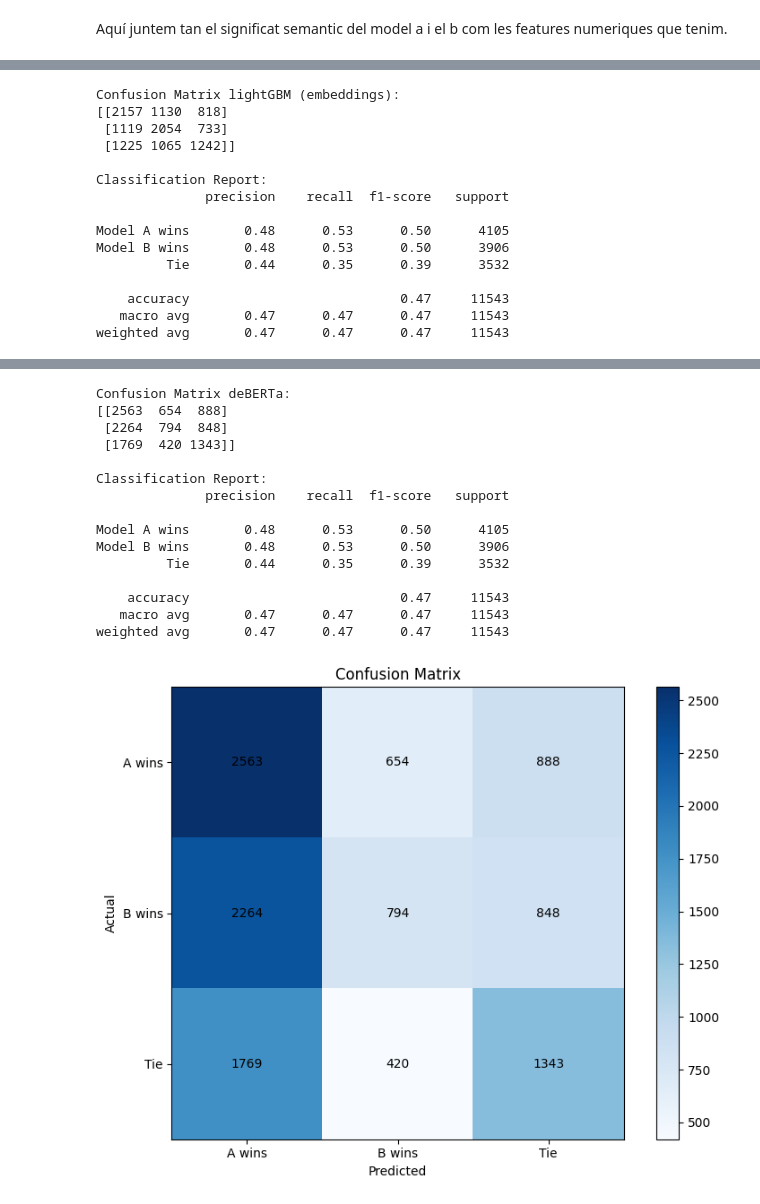
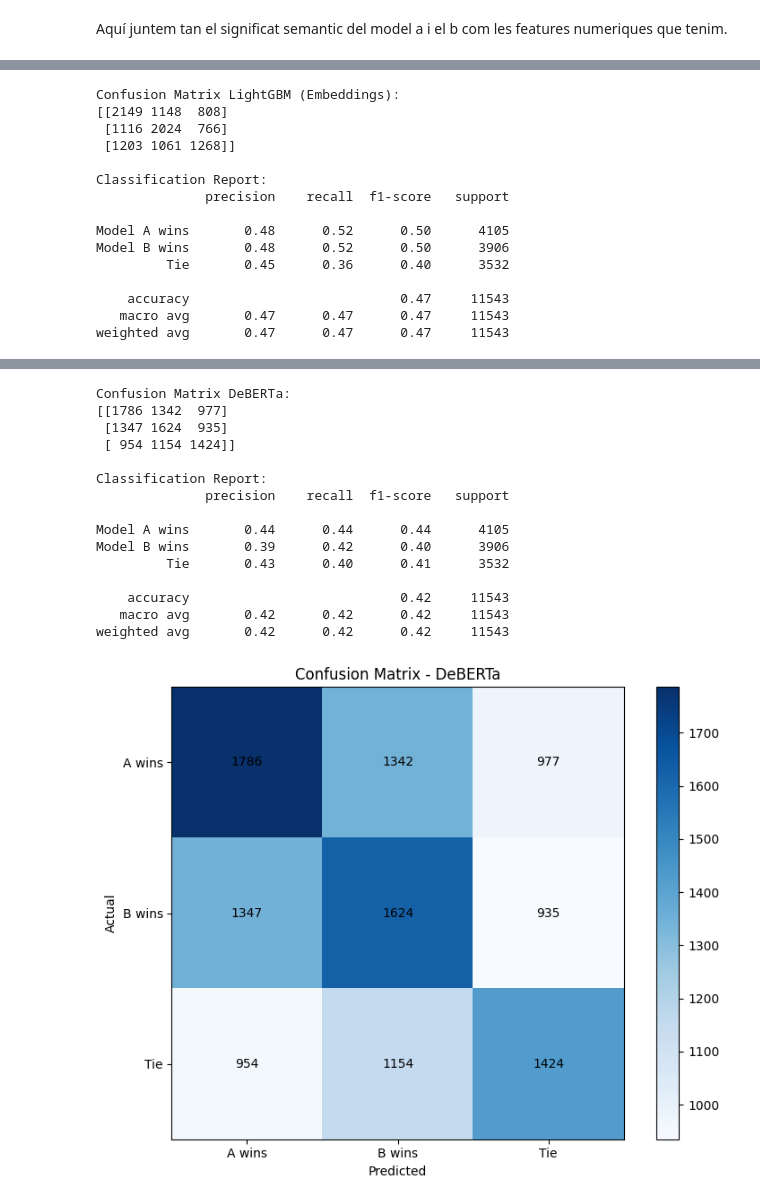
Before and after one commit to in-arunsharma/kaggle-llm-classification-finetuning, a Jupyter notebook: Kaggle.ipynb, the cells around one changed output, grey strips where cells are left out. Saved outputs shown, nothing was run; the diff lists cells and outputs as text; code cells hidden in the pictures.

```diff
--- a/Kaggle.ipynb
+++ b/Kaggle.ipynb
@@ -861,9 +916,9 @@ clf_lgb_embeddings = lgb.LGBMClassifier(
     num_class=3,
     metric='multi_logloss',
     n_estimators=500,
-    learning_rate=0.01,
-    max_depth=-1,
-    num_leaves=64,
+    learning_rate=0.05,
+    max_depth=7,
+    num_leaves=31,
     random_state=42,
     device='gpu',
     gpu_platform_id=0,
@@ -1142,14 +1184,12 @@ LightGBM (Embeddings)  1.029777        6.3%
 # %%
 from sklearn.metrics import confusion_matrix, classification_report
-#results lgb
-y_pred = clf_lgb.predict(X_test_lgb)
 
+y_pred = best_lr.predict(X_test_combined)
 cm = confusion_matrix(y_test, y_pred)
-print("Confusion Matrix lightGBM:")
+print("Confusion Matrix Logistic Regression:")
 print(cm)
 print("\nClassification Report:")
 print(classification_report(y_test, y_pred, target_names=['Model A wins', 'Model B wins', 'Tie']))
-
 
 fig, ax = plt.subplots(figsize=(8, 6))
 im = ax.imshow(cm, cmap='Blues')
@@ -1159,8 +1199,7 @@ ax.set_xticklabels(['A wins', 'B wins', 'Tie'])
 ax.set_yticklabels(['A wins', 'B wins', 'Tie'])
 ax.set_xlabel('Predicted')
 ax.set_ylabel('Actual')
-ax.set_title('Confusion Matrix')
-
+ax.set_title('Confusion Matrix - Logistic Regression')
 
 for i in range(3):
     for j in range(3):
@@ -1169,14 +1208,13 @@ for i in range(3):
 plt.colorbar(im, ax=ax)
 plt.tight_layout()
 plt.show()
-#results lr
-y_pred = best_lr.predict(X_test_combined)
+
+y_pred = clf_lgb.predict(X_test_lgb)
 cm = confusion_matrix(y_test, y_pred)
-print("Confusion Matrix logistic regression:")
+print("Confusion Matrix LightGBM:")
 print(cm)
 print("\nClassification Report:")
 print(classification_report(y_test, y_pred, target_names=['Model A wins', 'Model B wins', 'Tie']))
-
 
 fig, ax = plt.subplots(figsize=(8, 6))
 im = ax.imshow(cm, cmap='Blues')
@@ -1186,8 +1224,7 @@ ax.set_xticklabels(['A wins', 'B wins', 'Tie'])
 ax.set_yticklabels(['A wins', 'B wins', 'Tie'])
 ax.set_xlabel('Predicted')
 ax.set_ylabel('Actual')
-ax.set_title('Confusion Matrix')
-
+ax.set_title('Confusion Matrix - LightGBM')
 
 for i in range(3):
     for j in range(3):
@@ -1196,14 +1233,13 @@ for i in range(3):
 plt.colorbar(im, ax=ax)
 plt.tight_layout()
 plt.show()
-#results lgb_embeddings
+
 y_pred = clf_lgb_embeddings.predict(X_test_embeddings)
 cm = confusion_matrix(y_test, y_pred)
-print("Confusion Matrix lightGBM (embeddings):")
+print("Confusion Matrix LightGBM (Embeddings):")
 print(cm)
 print("\nClassification Report:")
 print(classification_report(y_test, y_pred, target_names=['Model A wins', 'Model B wins', 'Tie']))
-
 
 fig, ax = plt.subplots(figsize=(8, 6))
 im = ax.imshow(cm, cmap='Blues')
@@ -1213,23 +1249,21 @@ ax.set_xticklabels(['A wins', 'B wins', 'Tie'])
 ax.set_yticklabels(['A wins', 'B wins', 'Tie'])
 ax.set_xlabel('Predicted')
 ax.set_ylabel('Actual')
-ax.set_title('Confusion Matrix')
-
+ax.set_title('Confusion Matrix - LightGBM (Embeddings)')
 
 for i in range(3):
     for j in range(3):
         text = ax.text(j, i, cm[i, j], ha="center", va="center", color="black")
+
 plt.colorbar(im, ax=ax)
 plt.tight_layout()
 plt.show()
 
-
 cm = confusion_matrix(y_test_deberta, y_pred_deberta)
-print("Confusion Matrix deBERTa:")
+print("Confusion Matrix DeBERTa:")
 print(cm)
 print("\nClassification Report:")
-print(classification_report(y_test, y_pred, target_names=['Model A wins', 'Model B wins', 'Tie']))
-
+print(classification_report(y_test_deberta, y_pred_deberta, target_names=['Model A wins', 'Model B wins', 'Tie']))
 
 fig, ax = plt.subplots(figsize=(8, 6))
 im = ax.imshow(cm, cmap='Blues')
@@ -1239,8 +1273,7 @@ ax.set_xticklabels(['A wins', 'B wins', 'Tie'])
 ax.set_yticklabels(['A wins', 'B wins', 'Tie'])
 ax.set_xlabel('Predicted')
 ax.set_ylabel('Actual')
-ax.set_title('Confusion Matrix')
-
+ax.set_title('Confusion Matrix - DeBERTa')
 
 for i in range(3):
     for j in range(3):
@@ -1285,14 +1318,14 @@ weighted avg       0.46      0.46      0.46     11543
-Confusion Matrix lightGBM (embeddings):
-[[2157 1130  818]
- [1119 2054  733]
- [1225 1065 1242]]
+Confusion Matrix LightGBM (Embeddings):
+[[2149 1148  808]
+ [1116 2024  766]
+ [1203 1061 1268]]
 
 Classification Report:
               precision    recall  f1-score   support
 
-Model A wins       0.48      0.53      0.50      4105
-Model B wins       0.48      0.53      0.50      3906
-         Tie       0.44      0.35      0.39      3532
+Model A wins       0.48      0.52      0.50      4105
+Model B wins       0.48      0.52      0.50      3906
+         Tie       0.45      0.36      0.40      3532
 
     accuracy                           0.47     11543
    macro avg       0.47      0.47      0.47     11543
@@ -1301,16 +1334,16 @@ weighted avg       0.47      0.47      0.47     11543
-Confusion Matrix deBERTa:
-[[2563  654  888]
- [2264  794  848]
- [1769  420 1343]]
+Confusion Matrix DeBERTa:
+[[1786 1342  977]
+ [1347 1624  935]
+ [ 954 1154 1424]]
 
 Classification Report:
               precision    recall  f1-score   support
 
-Model A wins       0.48      0.53      0.50      4105
-Model B wins       0.48      0.53      0.50      3906
-         Tie       0.44      0.35      0.39      3532
+Model A wins       0.44      0.44      0.44      4105
+Model B wins       0.39      0.42      0.40      3906
+         Tie       0.43      0.40      0.41      3532
 
-    accuracy                           0.47     11543
-   macro avg       0.47      0.47      0.47     11543
-weighted avg       0.47      0.47      0.47     11543
+    accuracy                           0.42     11543
+   macro avg       0.42      0.42      0.42     11543
+weighted avg       0.42      0.42      0.42     11543
-[figure, old version]
+[figure, new version]
```
Also changed, not shown: parts of 84 cells of this notebook.
